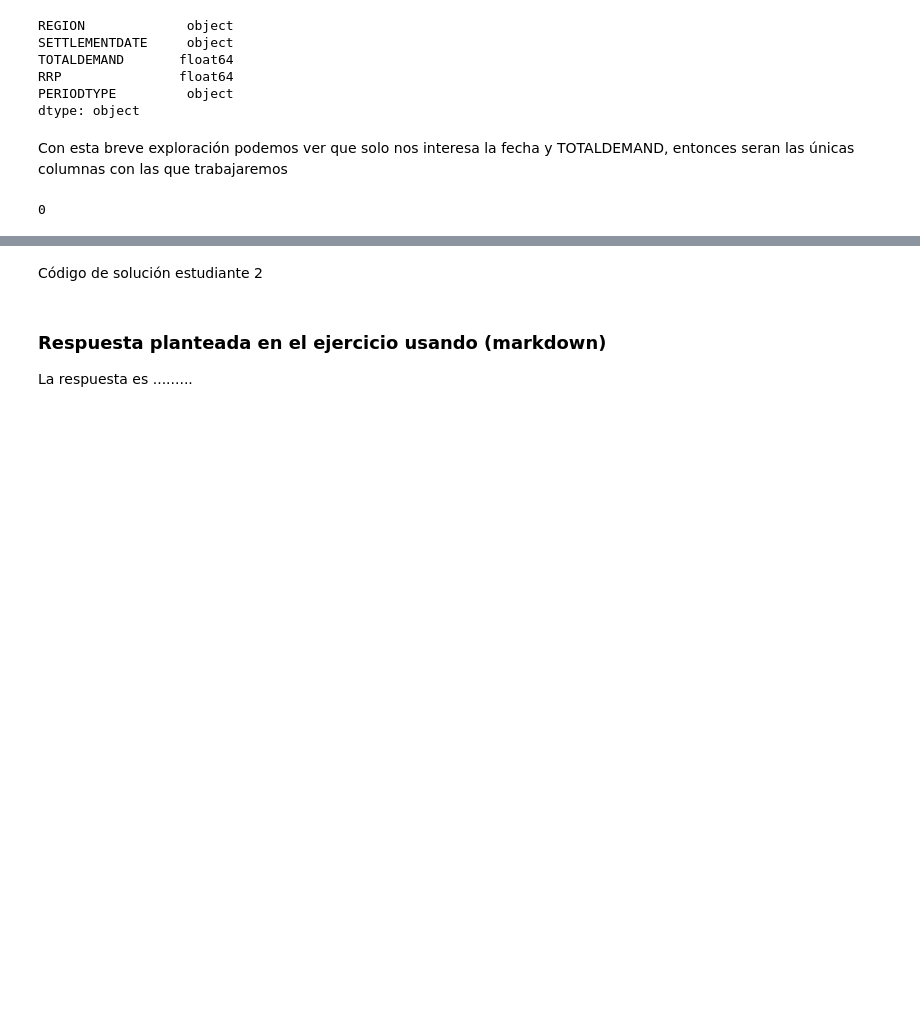
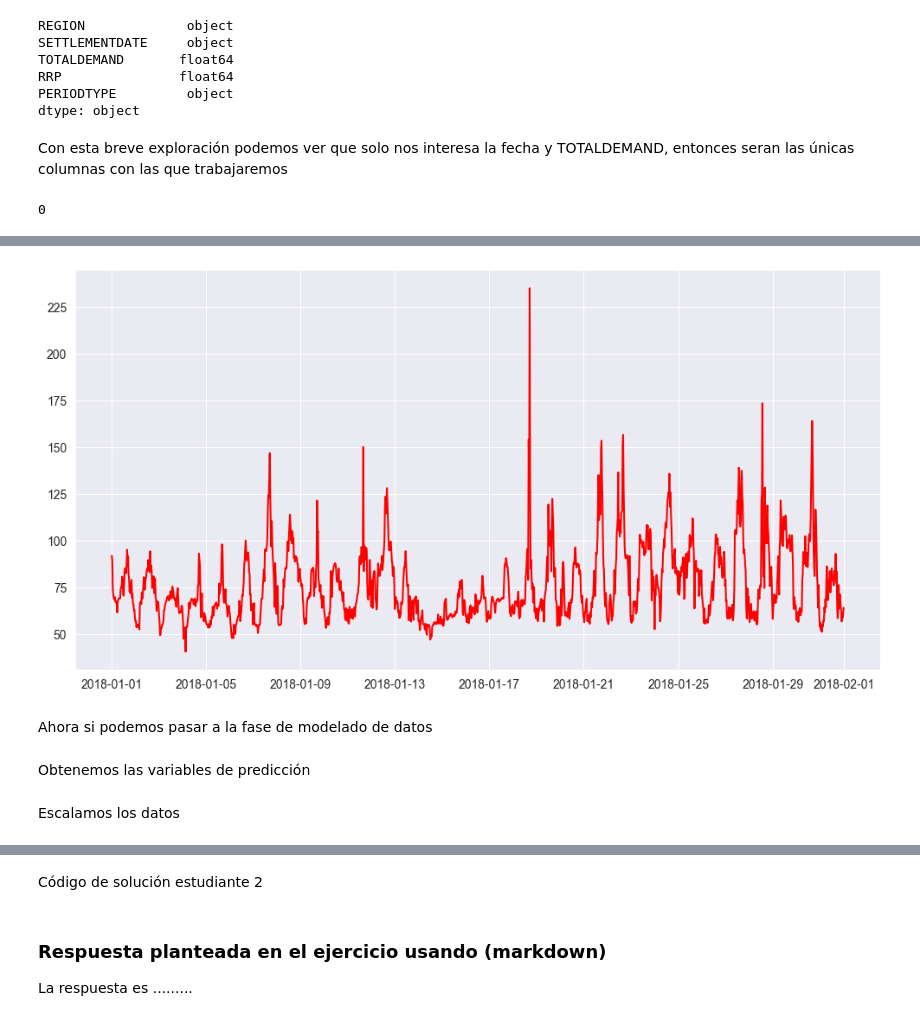
Before and after one commit to MPST-2025-I/tarea-4-ejercicio-cnn-tarea4-6, a Jupyter notebook: Plantilla_Tareas.ipynb, the cells around one changed output, grey strips where cells are left out. Cells and saved outputs as stored; diff of their text form; code cells hidden in the pictures; blank space fills up the shorter version.

```diff
--- a/Plantilla_Tareas.ipynb
+++ b/Plantilla_Tareas.ipynb
@@ -444,0 +491,10 @@ df
+# %%
+plt.figure(figsize=(12, 6))
+plt.plot(df.index, df['RRP'], label='Energía', color='red')
+plt.show()
+# %% [output]
+[figure, added]
+# %% [markdown]
+Ahora si podemos pasar a la fase de modelado de datos
+# %% [markdown]
+Obtenemos las variables de predicción
@@ -444,0 +504,2 @@ df
+# %% [markdown]
+Escalamos los datos
```
Also changed, not shown: parts of 34 cells of this notebook.
